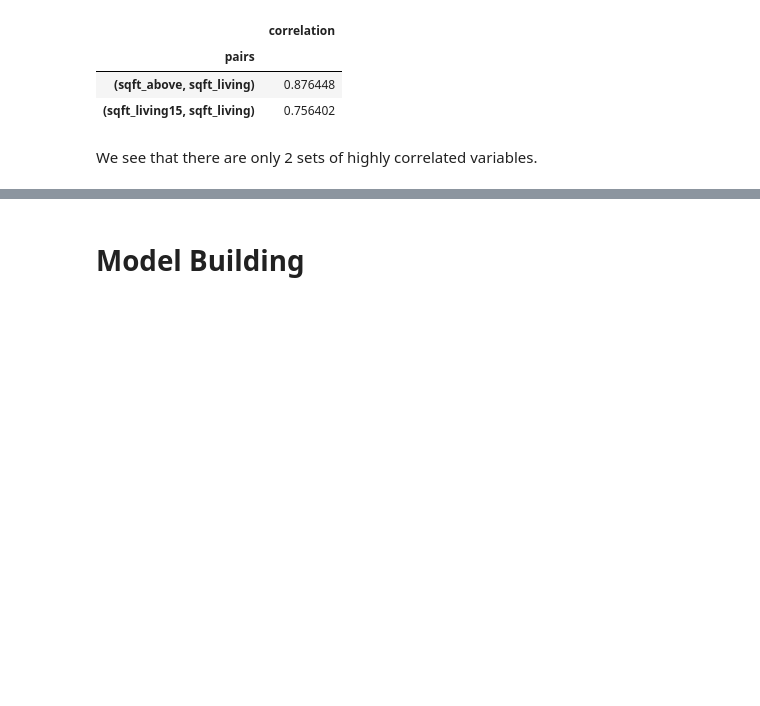
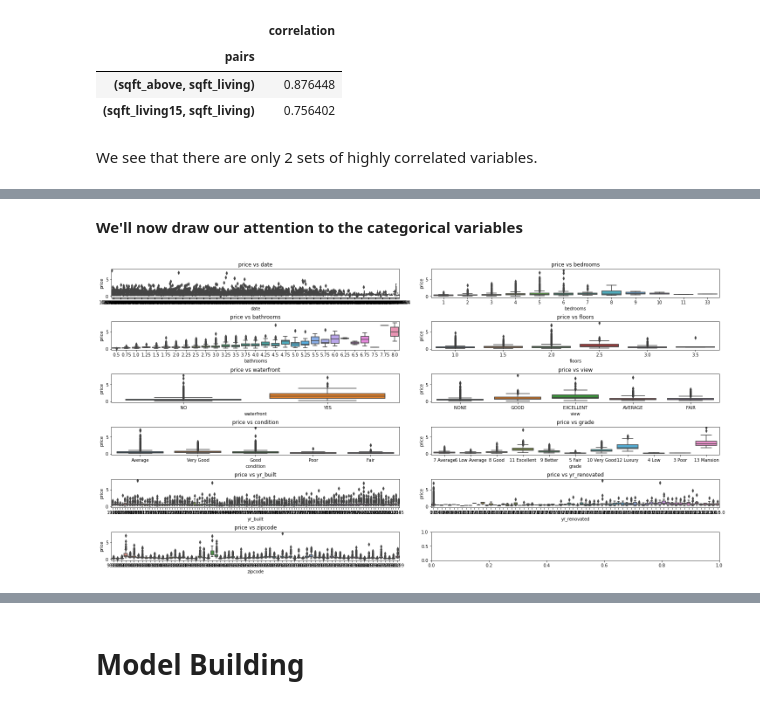
Before and after one commit to UpGoerFive/King-County-Project, a Jupyter notebook: Abass.ipynb, the cells around one changed output, grey strips where cells are left out. Saved outputs shown, nothing was run; the diff lists cells and outputs as text; code cells hidden in the pictures; blank space fills up the shorter version.

```diff
--- a/Abass.ipynb
+++ b/Abass.ipynb
@@ -279,0 +331,10 @@ We see that there are only 2 sets of highly correlated variables.
+# %% [markdown]
+**We'll now draw our attention to the categorical variables**
+# %%
+# For each categorical variable, we'll produce a boxplot of price against the category
+fig, axes = plt.subplots(nrows = 6, ncols = 2, figsize = (20,10), constrained_layout=True)
+for column, ax in zip(cat_df.columns, axes.flatten()):
+    sns.boxplot(x=cat_df[column], y=y, ax=ax);
+    ax.set_title(f'price vs {column}')
+# %% [output]
+[figure, added]
```
Also changed, not shown: parts of 37 cells of this notebook.
